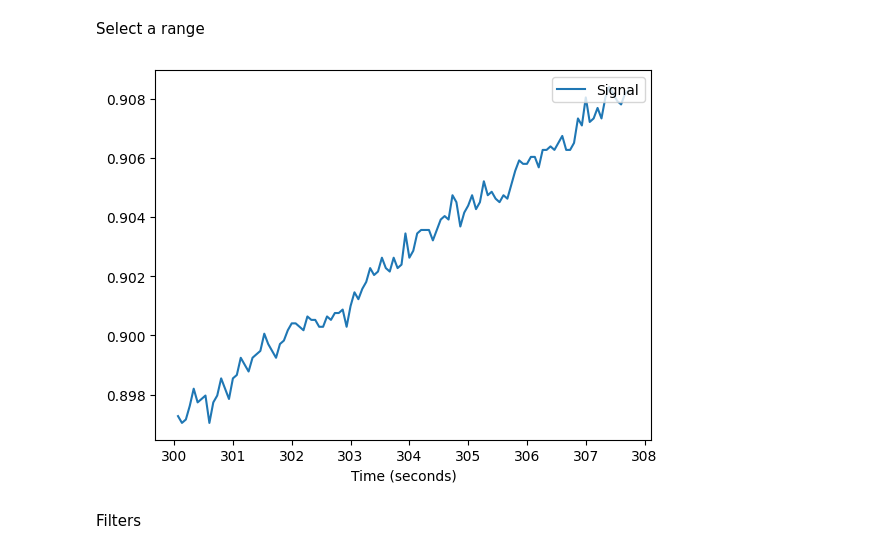
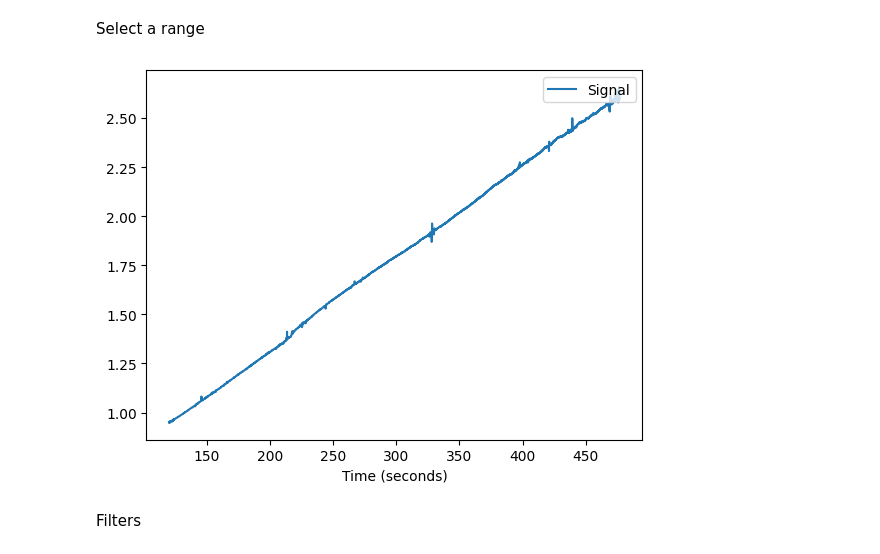
Before and after one commit to omshreya-s/URV, a Jupyter notebook: nk_processing.ipynb, the cells around one changed output. Cells and saved outputs as stored; diff of their text form; code cells hidden in the pictures.

```diff
--- a/nk_processing.ipynb
+++ b/nk_processing.ipynb
@@ -7,21 +7,22 @@ import pandas as pd
 # %% [markdown]
 Processing data from the EmotiBit file
 # %%
-eda_file = r"data\Relaxed(EYES CLOSED)_normal sitting (1)\JULY10 (1)\Day1_July10 _emotibit (1)\2025-07-10_14-37-42-966335_EA (1).csv"
+eda_file = r"engaged\2025-07-10_15-09-52-005859_EA.csv"
+
 raw_data = pd.read_csv(eda_file)
 # %% [markdown]
 ## Data Selection and Prewview
 # %% [markdown]
 Select a range
 # %%
-df_min = raw_data["LocalTimestamp"].min() + 300
-df_max = raw_data["LocalTimestamp"].max() - 440
+df_min = raw_data["LocalTimestamp"].min() + 120
+df_max = raw_data["LocalTimestamp"].max() - 120
 df = raw_data[(raw_data["LocalTimestamp"]>df_min) & (raw_data["LocalTimestamp"]<df_max)]
 df_ea = df["EA"]
 
 nk.signal_plot(df_ea, sampling_rate=15) # Check basic graph
 # %% [output]
-[figure, old version]
+[figure, new version]
 # %% [markdown]
 Filters
 # %%
```
Also changed, not shown: parts of 5 cells of this notebook, 2 other files.
